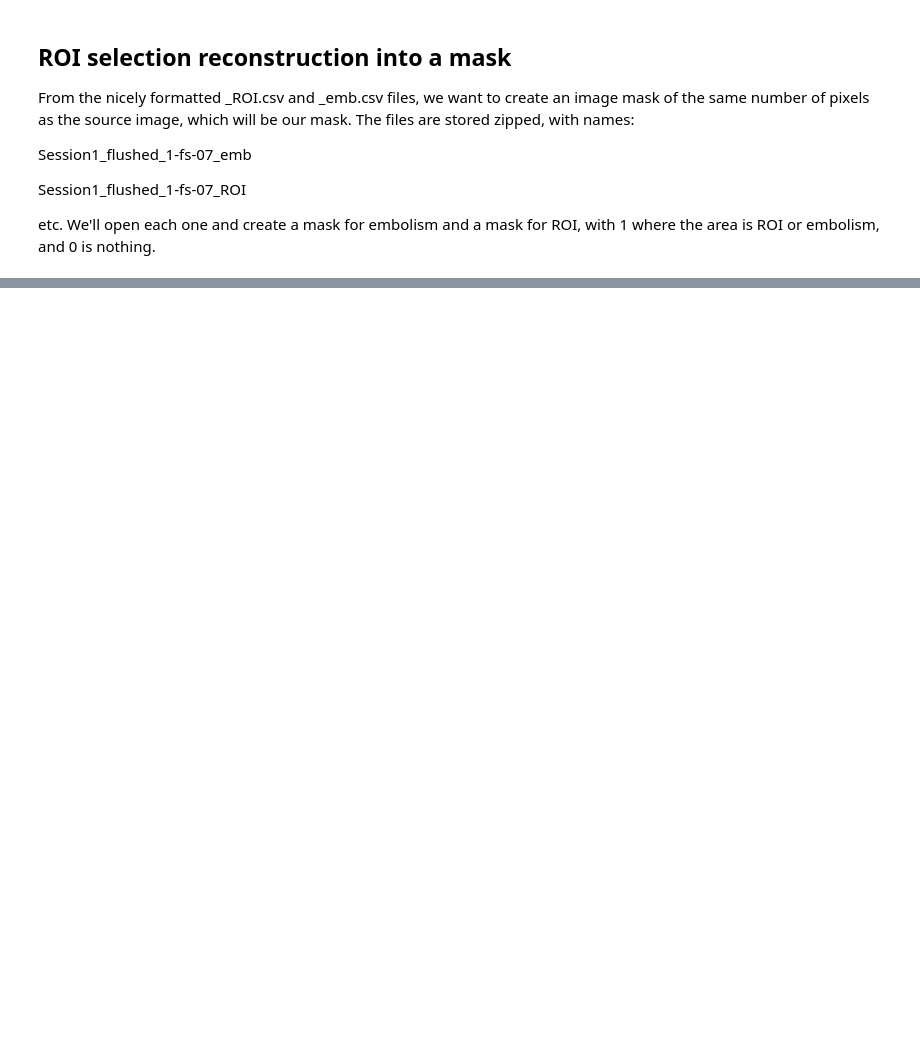
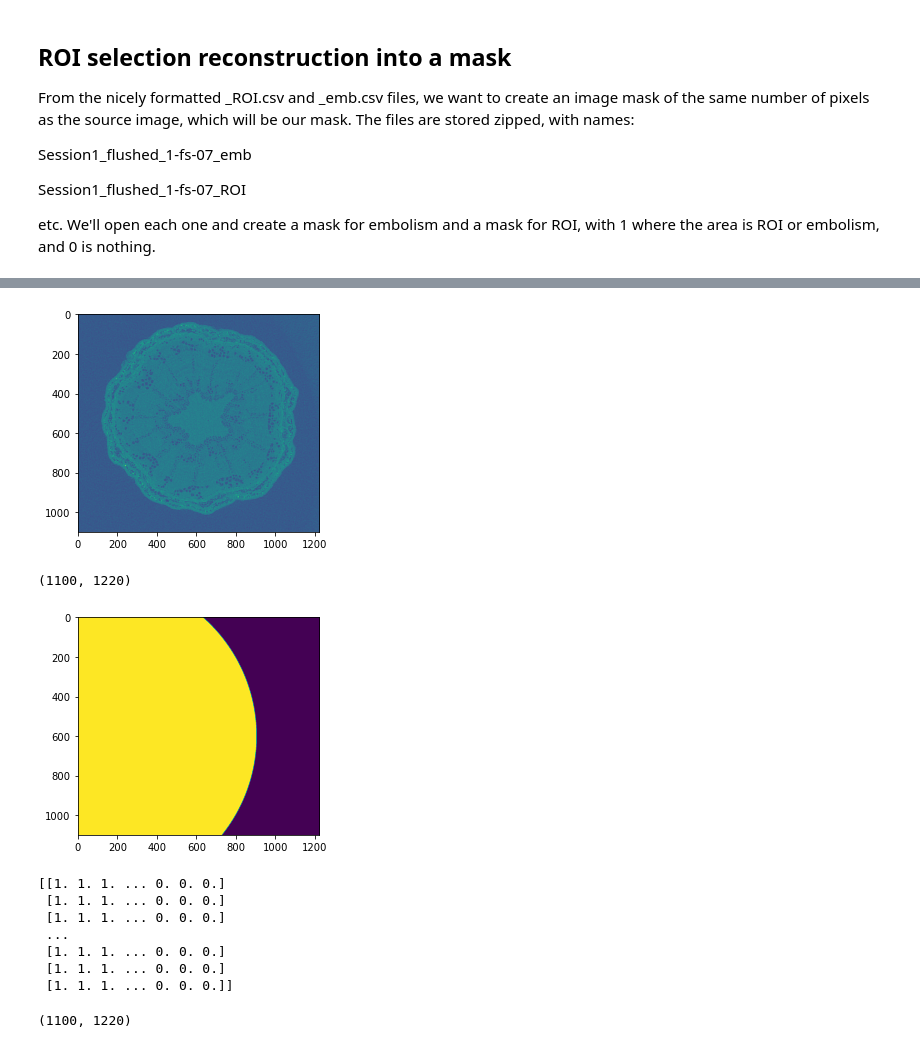
Before and after one commit to theophanemayaud/EPFL-ML-for-science-embolism-detection, a Jupyter notebook: th_ROI-EMB_toLabelLayers.ipynb, the cells around one changed output, grey strips where cells are left out. Cells and saved outputs as stored; diff of their text form; code cells hidden in the pictures; blank space fills up the shorter version.

```diff
--- a/th_ROI-EMB_toLabelLayers.ipynb
+++ b/th_ROI-EMB_toLabelLayers.ipynb
@@ -37,0 +67,30 @@ First we'll work on ROI
+# %%
+# Let's see how drawing shapes in opencv works
+img = cv.imread(f'./th_analysedimages/Session1_flushed_1-qp-08_752.tif', cv.IMREAD_UNCHANGED)
+plt.imshow(img)
+plt.show()
+img_array = np.array(img)
+height, width = img_array.shape
+print(img_array.shape)
+png_layer = np.zeros((height, width, 4))
+plt.imshow(png_to_mask(png_layer))
+
+cv.circle(png_layer, center=(100, 600), radius=800, color=(0,0,255,255), thickness=-1)
+
+plt.imshow(png_to_mask(png_layer))
+# cv.imwrite('test_img.png',png_layer)
+plt.show()
+print(png_to_mask(png_layer))
+png_to_mask(png_layer).shape
+# %% [output]
+[figure, added]
+(1100, 1220)
+[figure, added]
+[[1. 1. 1. ... 0. 0. 0.]
+ [1. 1. 1. ... 0. 0. 0.]
+ [1. 1. 1. ... 0. 0. 0.]
+ ...
+ [1. 1. 1. ... 0. 0. 0.]
+ [1. 1. 1. ... 0. 0. 0.]
+ [1. 1. 1. ... 0. 0. 0.]]
+(1100, 1220)
```
Also changed, not shown: parts of 12 cells of this notebook, 1 other file.
